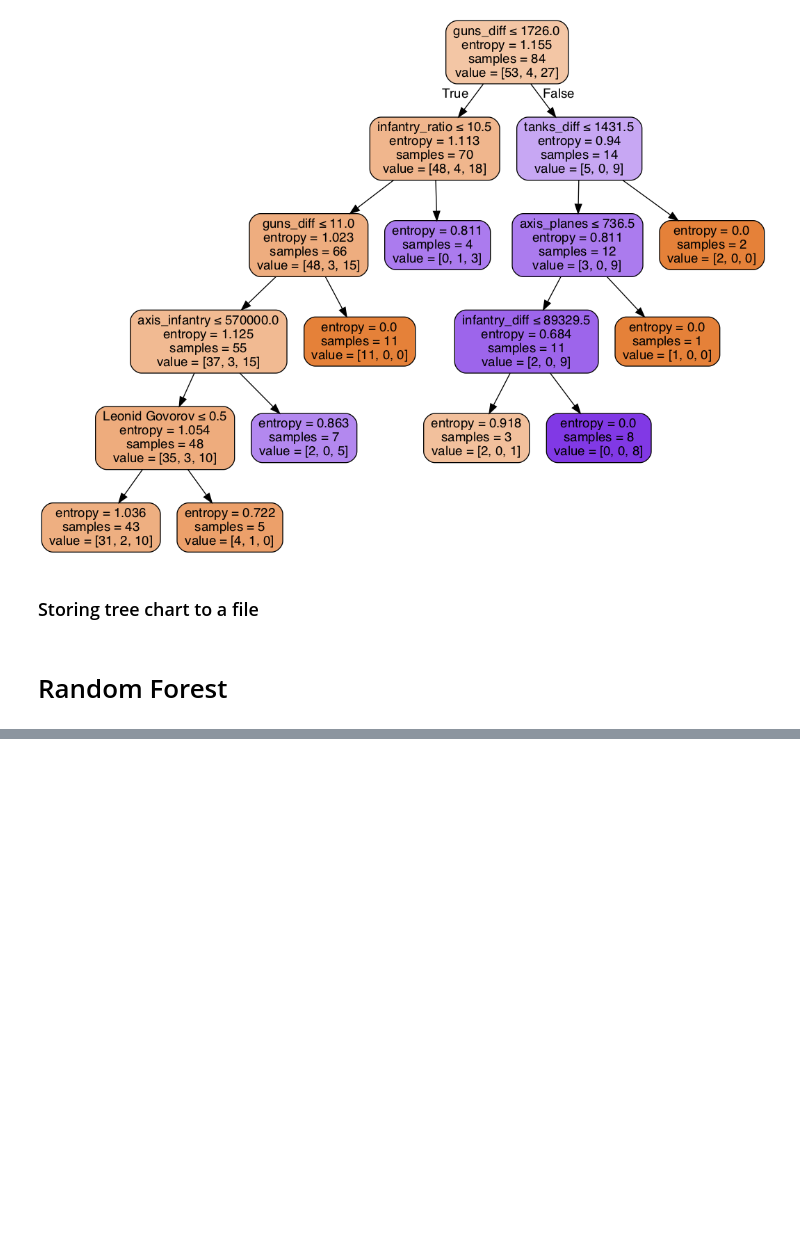
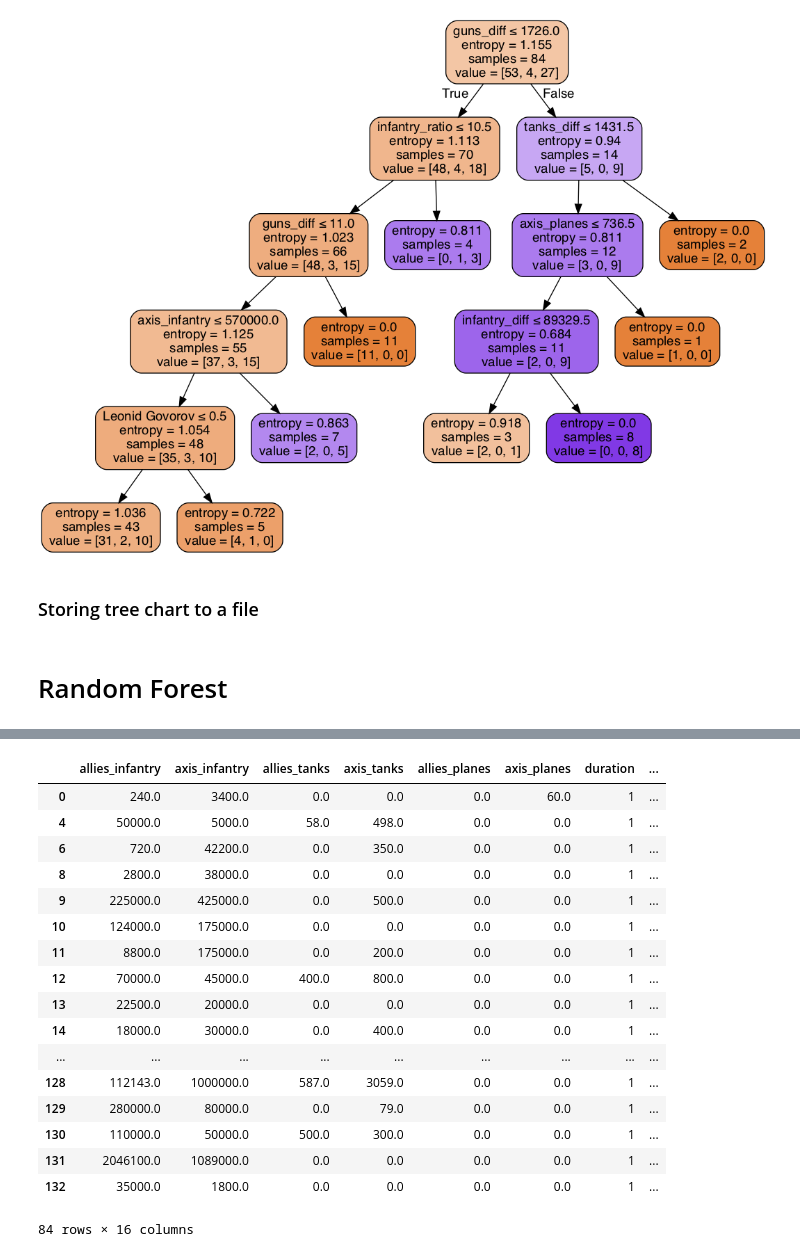
Before and after one commit to PacktPublishing/Learn-Python-by-Building-Data-Science-Applications, a Jupyter notebook: Chapter14/Feature_Engineering.ipynb, the cells around one changed output, grey strips where cells are left out. Saved outputs shown, nothing was run; the diff lists cells and outputs as text; code cells hidden in the pictures; blank space fills up the shorter version.

```diff
--- a/Chapter14/Feature_Engineering.ipynb
+++ b/Chapter14/Feature_Engineering.ipynb
@@ -297,0 +298,21 @@ rs2.best_score_
+# %%
+data2[cols2]
+# %% [output]
+|  | allies_infantry | axis_infantry | allies_tanks | axis_tanks | allies_planes | axis_planes | duration | ... |
+| 0 | 240.0 | 3400.0 | 0.0 | 0.0 | 0.0 | 60.0 | 1 | ... |
+| 4 | 50000.0 | 5000.0 | 58.0 | 498.0 | 0.0 | 0.0 | 1 | ... |
+| 6 | 720.0 | 42200.0 | 0.0 | 350.0 | 0.0 | 0.0 | 1 | ... |
+| 8 | 2800.0 | 38000.0 | 0.0 | 0.0 | 0.0 | 0.0 | 1 | ... |
+| 9 | 225000.0 | 425000.0 | 0.0 | 500.0 | 0.0 | 0.0 | 1 | ... |
+| 10 | 124000.0 | 175000.0 | 0.0 | 0.0 | 0.0 | 0.0 | 1 | ... |
+| 11 | 8800.0 | 175000.0 | 0.0 | 200.0 | 0.0 | 0.0 | 1 | ... |
+| 12 | 70000.0 | 45000.0 | 400.0 | 800.0 | 0.0 | 0.0 | 1 | ... |
+| 13 | 22500.0 | 20000.0 | 0.0 | 0.0 | 0.0 | 0.0 | 1 | ... |
+| 14 | 18000.0 | 30000.0 | 0.0 | 400.0 | 0.0 | 0.0 | 1 | ... |
+| ... | ... | ... | ... | ... | ... | ... | ... | ... |
+| 128 | 112143.0 | 1000000.0 | 587.0 | 3059.0 | 0.0 | 0.0 | 1 | ... |
+| 129 | 280000.0 | 80000.0 | 0.0 | 79.0 | 0.0 | 0.0 | 1 | ... |
+| 130 | 110000.0 | 50000.0 | 500.0 | 300.0 | 0.0 | 0.0 | 1 | ... |
+| 131 | 2046100.0 | 1089000.0 | 0.0 | 0.0 | 0.0 | 0.0 | 1 | ... |
+| 132 | 35000.0 | 1800.0 | 0.0 | 0.0 | 0.0 | 0.0 | 1 | ... |
+84 rows × 16 columns
```
Also changed, not shown: parts of 5 cells of this notebook, 2 other files.
